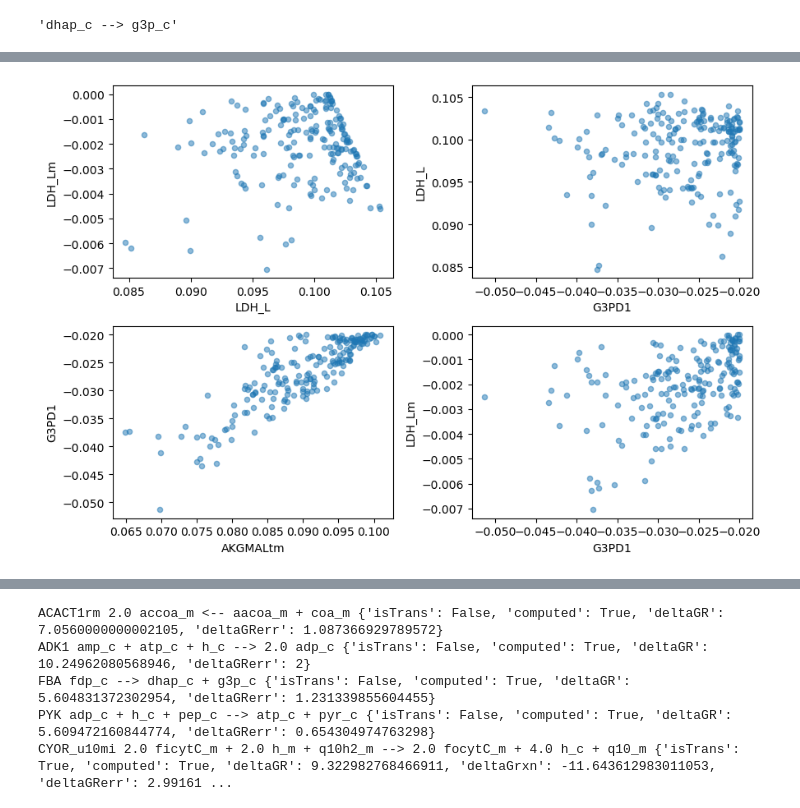
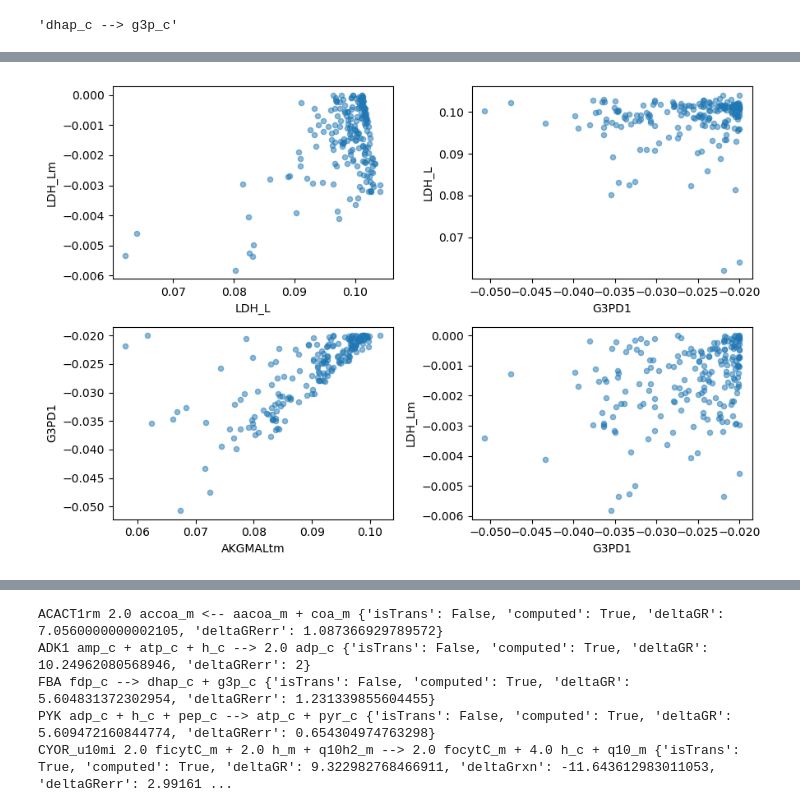
Before and after one commit to weilandtd/competitive_catabolism, a Jupyter notebook: mechanistic_model/data_integration.ipynb, the cells around one changed output, grey strips where cells are left out. Drawn from its saved outputs; the diff is of its cells as text; code cells hidden in the pictures.

```diff
--- a/mechanistic_model/data_integration.ipynb
+++ b/mechanistic_model/data_integration.ipynb
@@ -883,0 +880,7 @@ continuous_model.delta_g.ENO.variable.lb = -0.5 * 0.239006
+# %%
+# ATP synthesis + ATP transport should be thermodynamically controlled -> low energy leads to hyper polarization
+continuous_model.delta_g.ATPS4mi.variable.lb = -1.0 # kcal/mol
+continuous_model.delta_g.PiC.variable.lb = -1.0 # kcal/mol
+continuous_model.delta_g.ATPtm.variable.lb = -1.0 # kcal/mol
+
+continuous_model.optimize()
@@ -959,36 +1018,0 @@ set_concentration(continuous_model, 'glyc3p_c', 0.1e-3, 0.99)
-# %%
-# Other considerations
-# PDHm is thought to be displaced from equilibrium
-continuous_model.delta_g.PDHm.variable.ub = -2 # kcal/mol
-
-
-# Displace the NADH2_u10mi a bit more from equilibrium
-continuous_model.delta_g.NADH2_u10mi.variable.ub = -1.0 # kcal/mol
-continuous_model.delta_g.NADH2_u10mi.variable.lb = -4.0 # kcal/mol
-
-# Close to equilibrium
-continuous_model.delta_g.FADH2ETC.variable.lb = -0.2 # kcal/mol
-
-# Push BHBm and OCOAT1m towards equilibrium
-
-continuous_model.delta_g.BHBt.variable.lb = -0.1 # kcal/mol
-continuous_model.delta_g.BHBtm.variable.lb = -0.1 # kcal/mol
-continuous_model.delta_g.BDHm.variable.lb = -10.0 # kcal/mol
-#continuous_model.delta_g.OCOAT1m.variable.lb = -1.0 # kcal/mol
-
-
-# Some constraint on the G3PD1 shuttle
-# NOTE-> needs to be displaced other withse this leads to coupeling lactate uptake to glucose uptake
-continuous_model.delta_g.G3PD1.variable.lb = 2.0 * 0.24 # kcal/mol
-continuous_model.delta_g.r0205.variable.ub = -2.0 * 0.24 # kcal/mol
-
-# Force the Asapartate/Malte shuttle to be clsoe ot equilibrium
-continuous_model.delta_g.ASPTA.variable.lb = -1.0 * 0.24 # kcal/mol
-continuous_model.delta_g.ASPTAm.variable.ub = 1.0 * 0.24 # kcal/mol
-continuous_model.delta_g.MDHm.variable.lb = -1.0 * 0.24 # kcal/mol
-continuous_model.delta_g.ASPGLUm.variable.lb = -1.0 * 0.24 # kcal/mol
-continuous_model.delta_g.AKGMALtm.variable.lb = -1.0 * 0.24 # kcal
-
-# This should be the control point since it senses cytosolic NADH
-continuous_model.delta_g.MDH.variable.ub = 2.0 * 0.24 # kcal/mol
-continuous_model.delta_g.MDH.variable.ub = 10.0 * 0.24 # kcal/mol
@@ -1097,22 +1135,22 @@ TVA.loc[[ 'DG_'+r for r in aspartate_malate_shuttle],:]/0.239006
 # %%
 f, ax = plt.subplots(2,2, figsize=(9,6))
 
-fluxes = sampling.iloc[:, 0:2*len(reduced_model.reactions):2] - sampling.iloc[:, 1:2*len(reduced_model.reactions)+1:2].values
+fluxes = sampling.iloc[:, 0:2*len(continuous_model.reactions):2] - sampling.iloc[:, 1:2*len(continuous_model.reactions)+1:2].values
 
 
 fluxes.plot.scatter('LDH_L', 'LDH_Lm', alpha=0.5, ax =ax[0,0])
 fluxes.plot.scatter('G3PD1', 'LDH_L', alpha=0.5, ax =ax[0,1])
 fluxes.plot.scatter('AKGMALtm','G3PD1',  alpha=0.5, ax =ax[1,0])
 fluxes.plot.scatter('G3PD1', 'LDH_Lm', alpha=0.5, ax =ax[1,1])
 
 # for a in ax.flatten():
 #     a.set_xlim(0,0.2)
 #     a.set_ylim(0,0.2)
 
 FVA.loc['PYRt2m']
 plt.tight_layout()
 # %% [output]
-[figure, old version]
+[figure, new version]
 # %%
 sampling['G3PD1_reverse_84a31']
 # %% [output]
```
Also changed, not shown: parts of 27 cells of this notebook, 8 other files.
